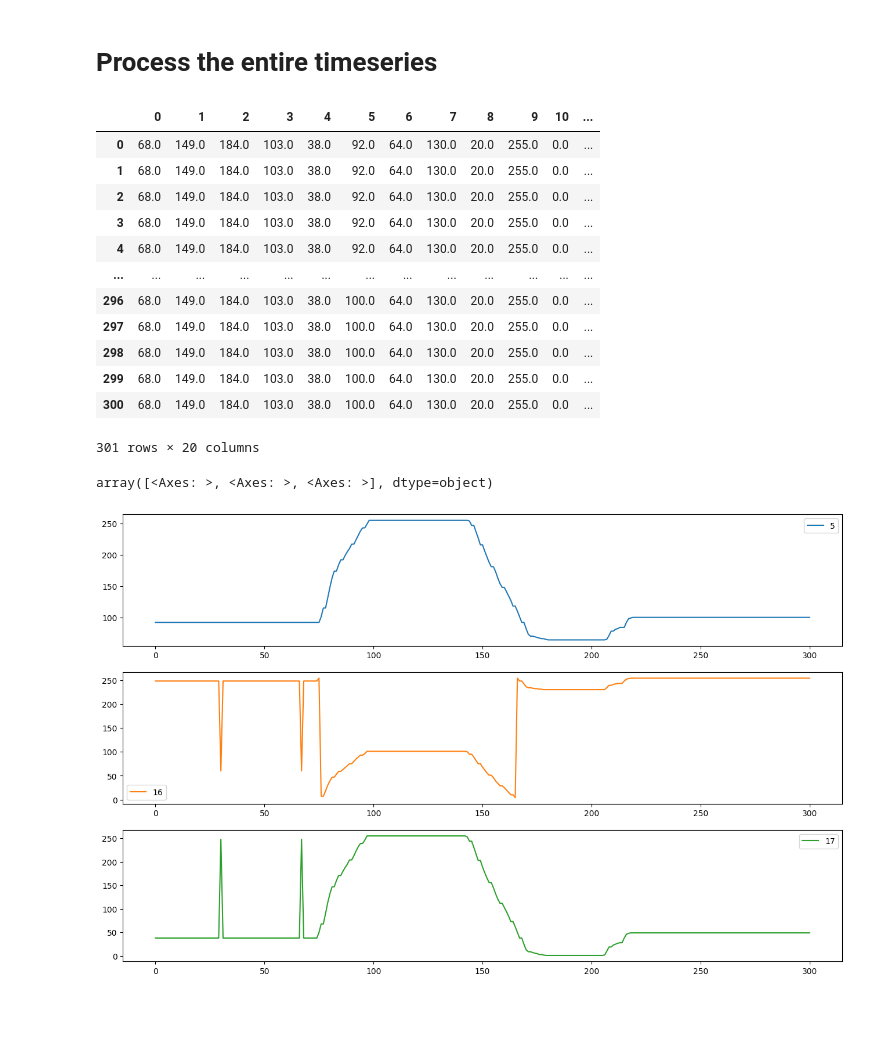
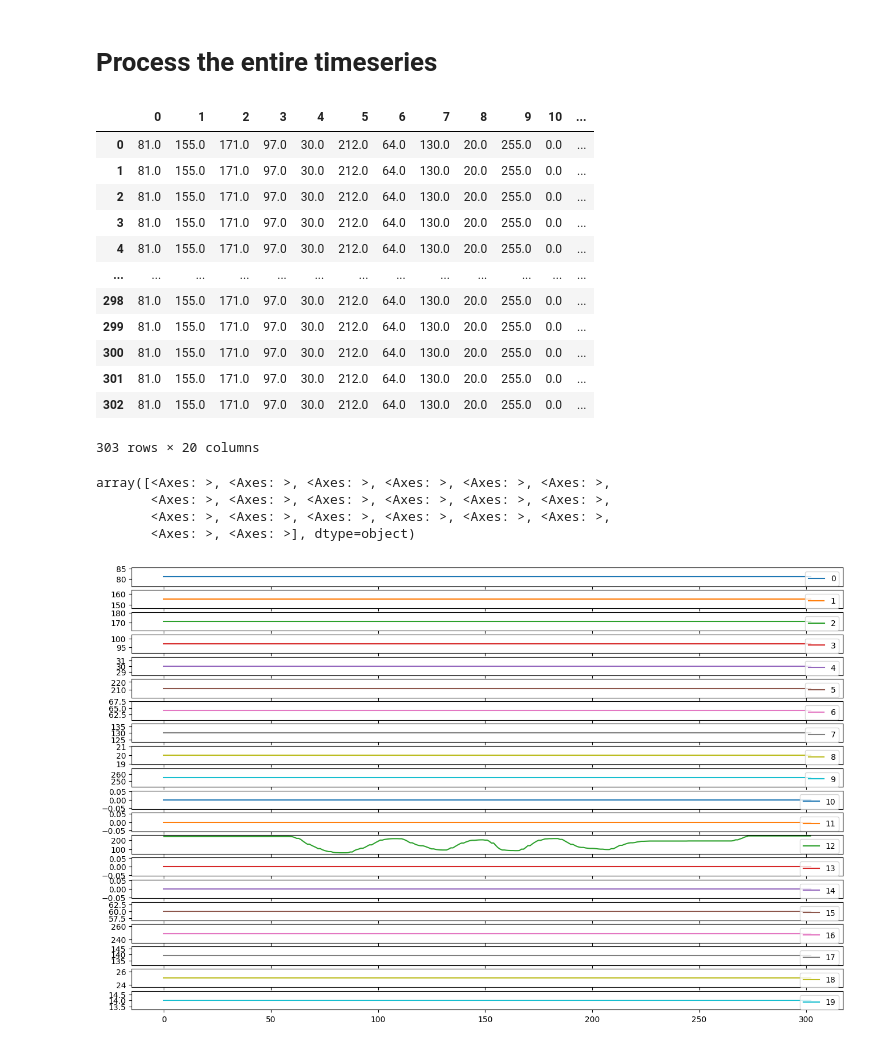
Before and after one commit to ebtrac/pp1_data_processing, a Jupyter notebook: pp1_dat_bus_processing.ipynb, the cells around one changed output. Cells and saved outputs as stored; diff of their text form; code cells hidden in the pictures; blank space fills up the shorter version.

```diff
--- a/pp1_dat_bus_processing.ipynb
+++ b/pp1_dat_bus_processing.ipynb
@@ -7,12 +7,12 @@ Channels and names used for recording:
 MCLK1	DAT0	DAT1	DAT2	DAT3	DAT4	DAT5	DAT6	DAT7	DAT8	DAT9	DAT10	DAT11	DAT12	DAT13	DAT14
 # %%
 # fpath = "F:\\pp1_data_processing\\dat_bus2_split_contr.txt"
-# fpath = "F:\\pp1_data_processing\\dat_bus_split.txt"
+fpath = "F:\\pp1_data_processing\\dat_bus_split.txt"
 # fpath = "F:\\pp1_data_processing\\dat_bus_red_cycle_from_all_min.txt"
 # fpath = "F:\\pp1_data_processing\\dat_bus_red_cycle_from_all_max.txt"
 # fpath = "F:\\pp1_data_processing\\dat_bus_red_cycle_from_all_50.txt"
 # fpath = "F:\\pp1_data_processing\\dat_bus_enhancer_cycle_from_all_50.txt"
-fpath = "F:\\pp1_data_processing\\dat_bus_contrast_cycle_from_all_50.txt"
+# fpath = "F:\\pp1_data_processing\\dat_bus_contrast_cycle_from_all_50.txt"
 # fpath = "F:\\pp1_data_processing\\dat_bus_bright_cycle_from_all_50.txt"
 # fpath = "F:\\pp1_data_processing\\dat_bus_.txt"
 df = pd.read_csv(fpath)
@@ -191,7 +234,7 @@ chunkdatadf.sort_values('ADDRESS')
 # Process the entire timeseries
 # %%
 df_decimaldat1dat14 = pd.DataFrame()
-for chunknumber in range(0, len(chunk_indices_start), 1):
+for chunknumber in range(0, len(chunk_indices_start)):
     chunkdf = df.iloc[chunk_indices_start[chunknumber]:chunk_indices_end[chunknumber], :]
 
     dat13dat14rise = chunkdf[' DAT13'] + chunkdf[' DAT14']
@@ -202,7 +245,7 @@ for chunknumber in range(0, len(chunk_indices_start), 1):
     chunkdf = chunkdf.loc[dat13dat14rise,]
 
     #df_8bitdat1dat8[len(df_8bitdat1dat8.index),] = chunkdf.apply(lambda x: converttodec(x, msbindex=3, lsbindex=10), axis=1)
-    vals = chunkdf.apply(lambda x: converttodec(x, msbindex=3, lsbindex=10), axis=1)
+    vals = chunkdf.apply(lambda x: converttodec(x, msbindex=3, lsbindex=10, reverse=True), axis=1)
     if vals.empty:
         continue
     vals = vals.reset_index()
@@ -226,26 +269,29 @@ if df_decimaldat1dat14.shape[1] > 20:
 df_decimaldat1dat14
 # %% [output]
 |  | 0 | 1 | 2 | 3 | 4 | 5 | 6 | 7 | 8 | 9 | 10 | ... |
-| 0 | 68.0 | 149.0 | 184.0 | 103.0 | 38.0 | 92.0 | 64.0 | 130.0 | 20.0 | 255.0 | 0.0 | ... |
-| 1 | 68.0 | 149.0 | 184.0 | 103.0 | 38.0 | 92.0 | 64.0 | 130.0 | 20.0 | 255.0 | 0.0 | ... |
-| 2 | 68.0 | 149.0 | 184.0 | 103.0 | 38.0 | 92.0 | 64.0 | 130.0 | 20.0 | 255.0 | 0.0 | ... |
-| 3 | 68.0 | 149.0 | 184.0 | 103.0 | 38.0 | 92.0 | 64.0 | 130.0 | 20.0 | 255.0 | 0.0 | ... |
-| 4 | 68.0 | 149.0 | 184.0 | 103.0 | 38.0 | 92.0 | 64.0 | 130.0 | 20.0 | 255.0 | 0.0 | ... |
+| 0 | 81.0 | 155.0 | 171.0 | 97.0 | 30.0 | 212.0 | 64.0 | 130.0 | 20.0 | 255.0 | 0.0 | ... |
+| 1 | 81.0 | 155.0 | 171.0 | 97.0 | 30.0 | 212.0 | 64.0 | 130.0 | 20.0 | 255.0 | 0.0 | ... |
+| 2 | 81.0 | 155.0 | 171.0 | 97.0 | 30.0 | 212.0 | 64.0 | 130.0 | 20.0 | 255.0 | 0.0 | ... |
+| 3 | 81.0 | 155.0 | 171.0 | 97.0 | 30.0 | 212.0 | 64.0 | 130.0 | 20.0 | 255.0 | 0.0 | ... |
+| 4 | 81.0 | 155.0 | 171.0 | 97.0 | 30.0 | 212.0 | 64.0 | 130.0 | 20.0 | 255.0 | 0.0 | ... |
 | ... | ... | ... | ... | ... | ... | ... | ... | ... | ... | ... | ... | ... |
-| 296 | 68.0 | 149.0 | 184.0 | 103.0 | 38.0 | 100.0 | 64.0 | 130.0 | 20.0 | 255.0 | 0.0 | ... |
-| 297 | 68.0 | 149.0 | 184.0 | 103.0 | 38.0 | 100.0 | 64.0 | 130.0 | 20.0 | 255.0 | 0.0 | ... |
-| 298 | 68.0 | 149.0 | 184.0 | 103.0 | 38.0 | 100.0 | 64.0 | 130.0 | 20.0 | 255.0 | 0.0 | ... |
-| 299 | 68.0 | 149.0 | 184.0 | 103.0 | 38.0 | 100.0 | 64.0 | 130.0 | 20.0 | 255.0 | 0.0 | ... |
-| 300 | 68.0 | 149.0 | 184.0 | 103.0 | 38.0 | 100.0 | 64.0 | 130.0 | 20.0 | 255.0 | 0.0 | ... |
+| 298 | 81.0 | 155.0 | 171.0 | 97.0 | 30.0 | 212.0 | 64.0 | 130.0 | 20.0 | 255.0 | 0.0 | ... |
+| 299 | 81.0 | 155.0 | 171.0 | 97.0 | 30.0 | 212.0 | 64.0 | 130.0 | 20.0 | 255.0 | 0.0 | ... |
+| 300 | 81.0 | 155.0 | 171.0 | 97.0 | 30.0 | 212.0 | 64.0 | 130.0 | 20.0 | 255.0 | 0.0 | ... |
+| 301 | 81.0 | 155.0 | 171.0 | 97.0 | 30.0 | 212.0 | 64.0 | 130.0 | 20.0 | 255.0 | 0.0 | ... |
+| 302 | 81.0 | 155.0 | 171.0 | 97.0 | 30.0 | 212.0 | 64.0 | 130.0 | 20.0 | 255.0 | 0.0 | ... |
-301 rows × 20 columns
+303 rows × 20 columns
 # %%
 fig,ax = plt.subplots()
 fig.set_size_inches(16, 10)
 # df_decimaldat1dat14[[0,1,2,3,4,18,19]].plot(use_index=True,subplots=True, ax=ax) # use for color adjustments
 # df_decimaldat1dat14[[14,15]].plot(use_index=True,subplots=True, ax=ax) # use for enhancer adjustments
 # df_decimaldat1dat14[[5,16,17]].plot(use_index=True,subplots=True, ax=ax) # use for contrast
 # df_decimaldat1dat14[[16]].plot(use_index=True,subplots=True, ax=ax)
-# df_decimaldat1dat14.plot(use_index=True,subplots=True, ax=ax) # show all
+df_decimaldat1dat14.plot(use_index=True,subplots=True, ax=ax) # show all
 # %% [output]
-array([<Axes: >, <Axes: >, <Axes: >], dtype=object)
+array([<Axes: >, <Axes: >, <Axes: >, <Axes: >, <Axes: >, <Axes: >,
+       <Axes: >, <Axes: >, <Axes: >, <Axes: >, <Axes: >, <Axes: >,
+       <Axes: >, <Axes: >, <Axes: >, <Axes: >, <Axes: >, <Axes: >,
+       <Axes: >, <Axes: >], dtype=object)
-[figure, old version]
+[figure, new version]
```
Also changed, not shown: parts of 7 cells of this notebook.
